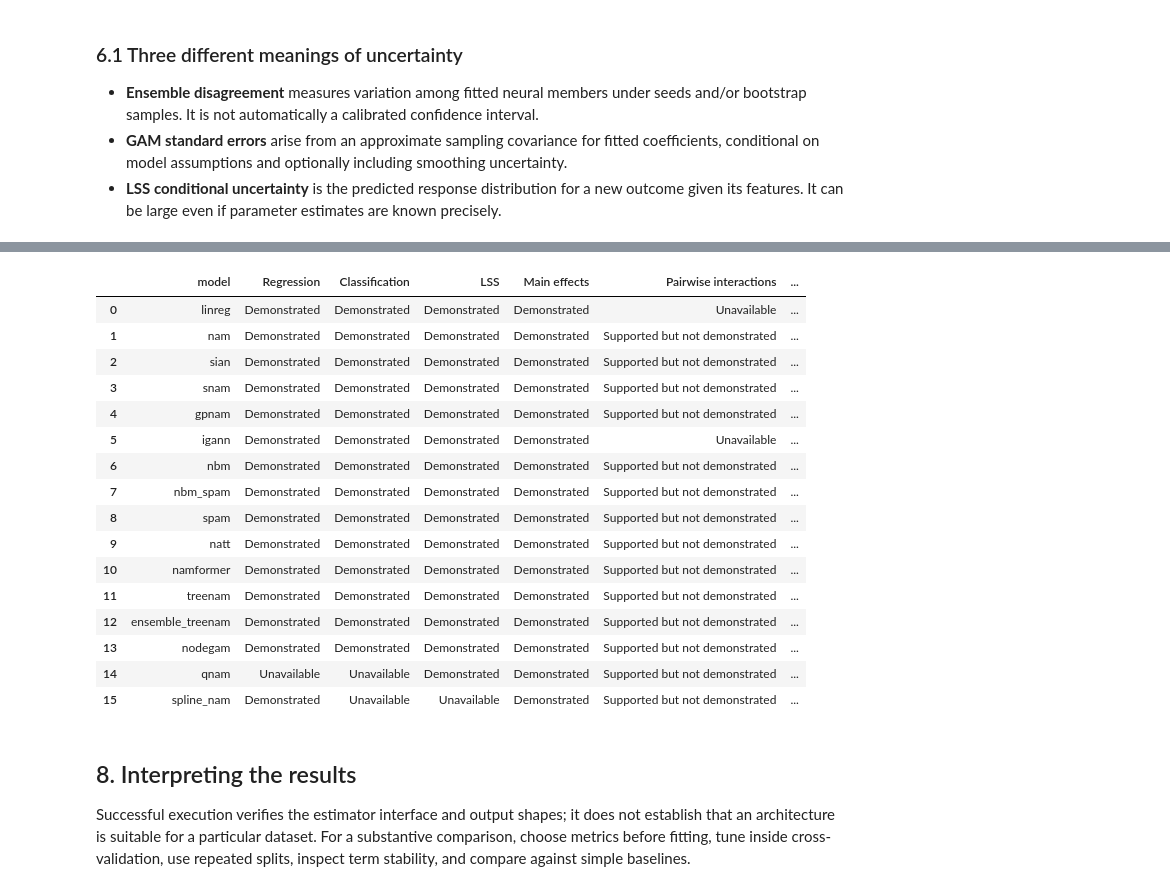
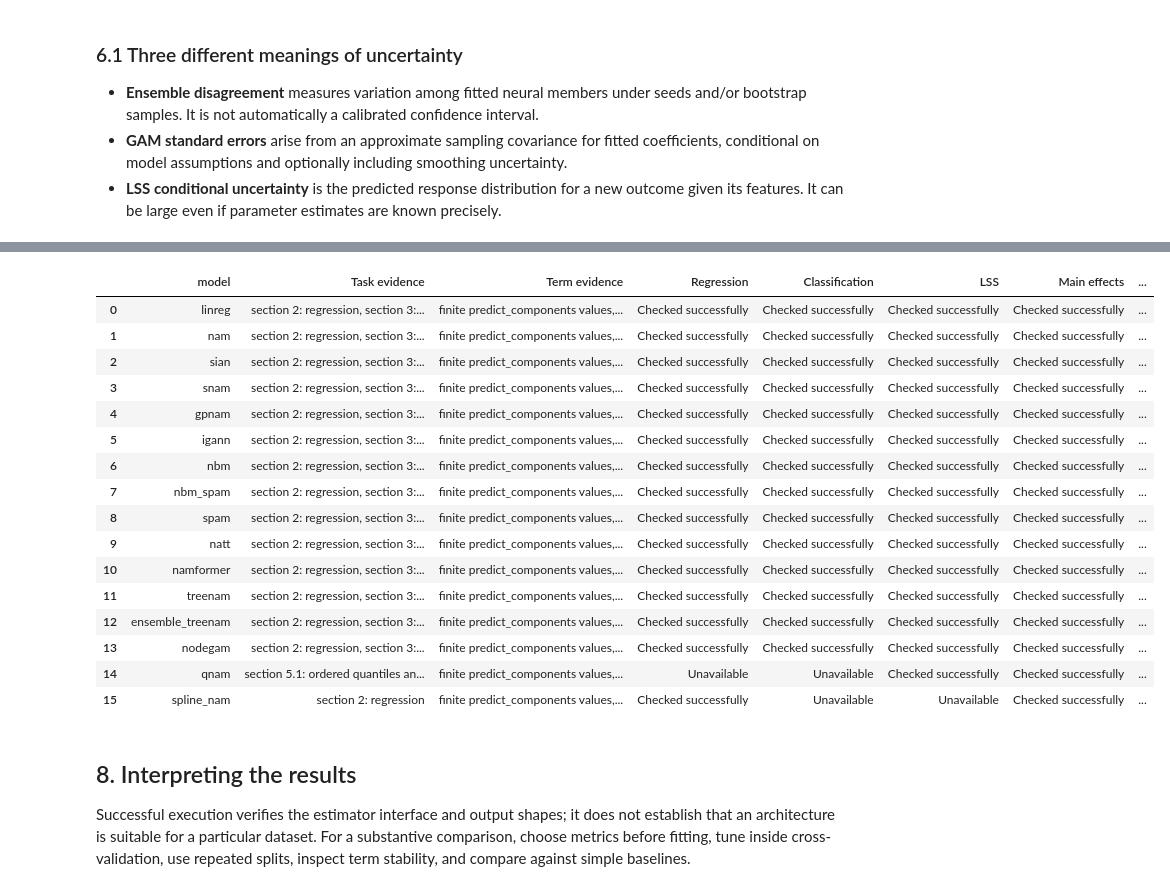
Before and after one commit to OpenTabular/NAMpy, a Jupyter notebook: docs/development/notebooks/04_distributional_models.ipynb, the cells around one changed output, grey strips where cells are left out. Saved outputs shown, nothing was run; the diff lists cells and outputs as text; code cells hidden in the pictures.

Commit message:
Correct documentation contracts, validation claims, and quantile metrics

```diff
--- a/docs/development/notebooks/04_distributional_models.ipynb
+++ b/docs/development/notebooks/04_distributional_models.ipynb
@@ -317,7 +317,7 @@ for name, spec in architectures().items():
     upper = parameters[:, 0] + 1.645 * parameters[:, 1]
     error, reconstruction_valid = reconstruction_error(estimator, X)
     lss_rows.append({
-        "architecture": name, "status": "Demonstrated",
+        "architecture": name, "status": "Checked successfully",
         "NLL": estimator.evaluate(X, y_lss)["NLL"],
         "minimum scale": parameters[:, 1].min(),
         "90% coverage": np.mean((y_lss >= lower) & (y_lss <= upper)),
@@ -426,11 +426,20 @@ for name in FAMILY_REGISTRY:
     raw = estimator.predict(X, raw=True)
     natural = estimator.predict(X)
     metrics = estimator.evaluate(X, target)
+    if name == "quantile":
+        levels = np.asarray([0.1, 0.5, 0.9])
+        residual = np.asarray(target)[:, None] - natural
+        metric_name = "pinball loss"
+        metric_value = float(np.maximum(levels * residual, (levels - 1) * residual).sum(axis=1).mean())
+        assert np.isclose(metric_value, metrics["pinball_loss"], rtol=1e-5)
+    else:
+        metric_name, metric_value = "NLL", metrics["NLL"]
+    assert np.isfinite(metric_value)
     family_rows.append({
         "group": group_for_family(name), "family": name,
-        "status": "Demonstrated", "target shape": np.asarray(target).shape,
+        "status": "Checked successfully", "target shape": np.asarray(target).shape,
         "raw parameters": raw.shape[1], "finite output": bool(np.isfinite(natural).all()),
-        "metric": next(iter(metrics)), "metric value": next(iter(metrics.values())),
+        "metric": metric_name, "metric value": metric_value,
         "seconds": time.perf_counter() - started,
     })
     family_models[name] = estimator
@@ -496,6 +508,11 @@ qnam.fit(X, y_lss, **SWEEP_FIT_KWARGS)
 quantiles = qnam.predict(X)
 minimum_quantile_gap = float(np.diff(quantiles, axis=1).min())
 domain_checks["QNAM minimum adjacent quantile gap"] = minimum_quantile_gap
+
+qnam.predict_components(X).validate_additive_reconstruction(rtol=1e-5, atol=1e-5)
+quantile_verified = bool(np.isfinite(quantiles).all() and minimum_quantile_gap >= 0)
+assert quantile_verified
+
 domain_checks
 # %% [output]
 GPU available: False, used: False
@@ -596,48 +627,70 @@ concept that does not make sense for that architecture.
 # %%
 def task_status(name, capability, report):
     spec = architectures()[name]
     if not spec.supports(capability):
         return "Unavailable"
     match = report.loc[report["architecture"] == name]
-    if len(match) and match.iloc[0]["status"] == "Demonstrated":
-        return "Demonstrated"
-    return "Supported but not demonstrated"
+    if len(match) and match.iloc[0]["status"] == "Checked successfully":
+        return "Checked successfully"
+    return "Not checked in this report"
+
+def demonstrated_term_kinds(name):
+    fitted = [models[name] for models in [regression_models, classification_models, lss_models]
+              if name in models]
+    if name == "qnam" and quantile_verified:
+        fitted.append(qnam)
+    observed = set()
+    for estimator in fitted:
+        components = estimator.predict_components(X)
+        assert np.isfinite(np.asarray(components.link)).all()
+        components.validate_additive_reconstruction(rtol=1e-5, atol=1e-5)
+        for term, contribution in components.terms.items():
+            values = np.asarray(contribution)
+            assert len(values) == len(X) and np.isfinite(values).all()
+            metadata = components.term_metadata.get(term)
+            if metadata is not None:
+                observed.add(metadata.kind)
+    return observed
 
 capability_rows = []
 for name, spec in architectures().items():
+    observed = demonstrated_term_kinds(name)
     capability_rows.append({
         "model": name,
+        "Task evidence": ", ".join(label for label, report in [("section 2: regression", regression_report), ("section 3: classification", classification_report), ("section 4: normal LSS", lss_report)] if name in set(report["architecture"])) if name != "qnam" else "section 5.1: ordered quantiles and reconstruction",
+        "Term evidence": "finite predict_components values, metadata kinds, and reconstruction",
         "Regression": task_status(name, "regression", regression_report),
         "Classification": task_status(name, "classification", classification_report),
-        "LSS": "Demonstrated" if name == "qnam" else task_status(name, "distributional", lss_report),
-        "Main effects": "Demonstrated" if spec.supports("additive_components") else "Unavailable",
-        "Pairwise interactions": "Supported but not demonstrated" if spec.supports("interactions") else "Unavailable",
-        "Higher-order interactions": "Supported but not demonstrated" if name in {"sian", "nbm", "spam", "nbm_spam"} else "Not applicable",
-        "Sparsity": "Supported but not demonstrated" if name in {"snam", "sian", "nbm", "igann"} else "Not applicable",
-        "Local importance": "Demonstrated" if name == "spam" and name in regression_models else ("Unavailable" if not spec.supports("local_term_importance") else "Supported but not demonstrated"),
-        "Quantiles": "Demonstrated" if name == "qnam" else "Unavailable",
+        "LSS": ("Checked successfully" if quantile_verified else "Not checked in this report") if name == "qnam" else task_status(name, "distributional", lss_report),
+        **{label: "Checked successfully" if kind in observed else "Not returned in checked fits"
+           for label, kind in [("Main effects", "main"), ("Contextual terms", "contextual"), ("Global terms", "global")]},
+        "Interactions": "Checked successfully" if "interaction" in observed else ("Not checked in this report" if spec.supports("interactions") else "Unavailable"),
+        "Higher-order interactions": "Not checked in this report" if name in {"sian", "nbm", "spam", "nbm_spam"} else "Not applicable",
+        "Sparsity": "Not checked in this report" if name in {"snam", "sian", "nbm", "igann"} else "Not applicable",
+        "Local importance": "Not checked in this report" if spec.supports("local_term_importance") else "Unavailable",
+        "Quantiles": "Checked successfully" if name == "qnam" and quantile_verified else "Unavailable",
     })
 
 final_capability_report = pd.DataFrame(capability_rows)
 final_capability_report
 # %% [output]
-|  | model | Regression | Classification | LSS | Main effects | Pairwise interactions | ... |
-| 0 | linreg | Demonstrated | Demonstrated | Demonstrated | Demonstrated | Unavailable | ... |
-| 1 | nam | Demonstrated | Demonstrated | Demonstrated | Demonstrated | Supported but not demonstrated | ... |
-| 2 | sian | Demonstrated | Demonstrated | Demonstrated | Demonstrated | Supported but not demonstrated | ... |
-| 3 | snam | Demonstrated | Demonstrated | Demonstrated | Demonstrated | Supported but not demonstrated | ... |
-| 4 | gpnam | Demonstrated | Demonstrated | Demonstrated | Demonstrated | Supported but not demonstrated | ... |
-| 5 | igann | Demonstrated | Demonstrated | Demonstrated | Demonstrated | Unavailable | ... |
-| 6 | nbm | Demonstrated | Demonstrated | Demonstrated | Demonstrated | Supported but not demonstrated | ... |
-| 7 | nbm_spam | Demonstrated | Demonstrated | Demonstrated | Demonstrated | Supported but not demonstrated | ... |
-| 8 | spam | Demonstrated | Demonstrated | Demonstrated | Demonstrated | Supported but not demonstrated | ... |
-| 9 | natt | Demonstrated | Demonstrated | Demonstrated | Demonstrated | Supported but not demonstrated | ... |
-| 10 | namformer | Demonstrated | Demonstrated | Demonstrated | Demonstrated | Supported but not demonstrated | ... |
-| 11 | treenam | Demonstrated | Demonstrated | Demonstrated | Demonstrated | Supported but not demonstrated | ... |
-| 12 | ensemble_treenam | Demonstrated | Demonstrated | Demonstrated | Demonstrated | Supported but not demonstrated | ... |
-| 13 | nodegam | Demonstrated | Demonstrated | Demonstrated | Demonstrated | Supported but not demonstrated | ... |
-| 14 | qnam | Unavailable | Unavailable | Demonstrated | Demonstrated | Supported but not demonstrated | ... |
-| 15 | spline_nam | Demonstrated | Unavailable | Unavailable | Demonstrated | Supported but not demonstrated | ... |
+|  | model | Task evidence | Term evidence | Regression | Classification | LSS | Main effects | ... |
+| 0 | linreg | section 2: regression, section 3:... | finite predict_components values,... | Checked successfully | Checked successfully | Checked successfully | Checked successfully | ... |
+| 1 | nam | section 2: regression, section 3:... | finite predict_components values,... | Checked successfully | Checked successfully | Checked successfully | Checked successfully | ... |
+| 2 | sian | section 2: regression, section 3:... | finite predict_components values,... | Checked successfully | Checked successfully | Checked successfully | Checked successfully | ... |
+| 3 | snam | section 2: regression, section 3:... | finite predict_components values,... | Checked successfully | Checked successfully | Checked successfully | Checked successfully | ... |
+| 4 | gpnam | section 2: regression, section 3:... | finite predict_components values,... | Checked successfully | Checked successfully | Checked successfully | Checked successfully | ... |
+| 5 | igann | section 2: regression, section 3:... | finite predict_components values,... | Checked successfully | Checked successfully | Checked successfully | Checked successfully | ... |
+| 6 | nbm | section 2: regression, section 3:... | finite predict_components values,... | Checked successfully | Checked successfully | Checked successfully | Checked successfully | ... |
+| 7 | nbm_spam | section 2: regression, section 3:... | finite predict_components values,... | Checked successfully | Checked successfully | Checked successfully | Checked successfully | ... |
+| 8 | spam | section 2: regression, section 3:... | finite predict_components values,... | Checked successfully | Checked successfully | Checked successfully | Checked successfully | ... |
+| 9 | natt | section 2: regression, section 3:... | finite predict_components values,... | Checked successfully | Checked successfully | Checked successfully | Checked successfully | ... |
+| 10 | namformer | section 2: regression, section 3:... | finite predict_components values,... | Checked successfully | Checked successfully | Checked successfully | Checked successfully | ... |
+| 11 | treenam | section 2: regression, section 3:... | finite predict_components values,... | Checked successfully | Checked successfully | Checked successfully | Checked successfully | ... |
+| 12 | ensemble_treenam | section 2: regression, section 3:... | finite predict_components values,... | Checked successfully | Checked successfully | Checked successfully | Checked successfully | ... |
+| 13 | nodegam | section 2: regression, section 3:... | finite predict_components values,... | Checked successfully | Checked successfully | Checked successfully | Checked successfully | ... |
+| 14 | qnam | section 5.1: ordered quantiles an... | finite predict_components values,... | Unavailable | Unavailable | Checked successfully | Checked successfully | ... |
+| 15 | spline_nam | section 2: regression | finite predict_components values,... | Checked successfully | Unavailable | Unavailable | Checked successfully | ... |
 # %% [markdown]
 ## 8. Interpreting the results
 
```
Also changed, not shown: parts of 8 cells of this notebook, 23 other files.
